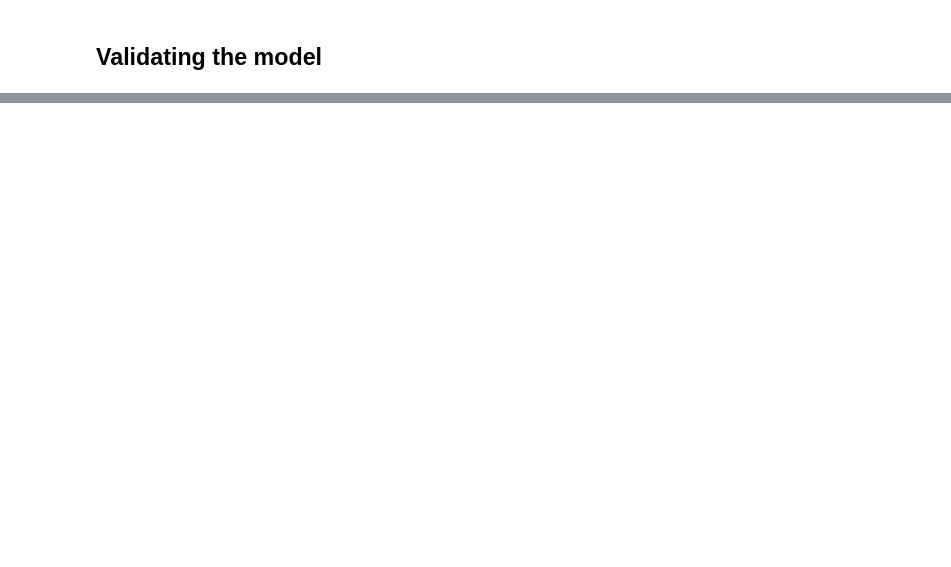
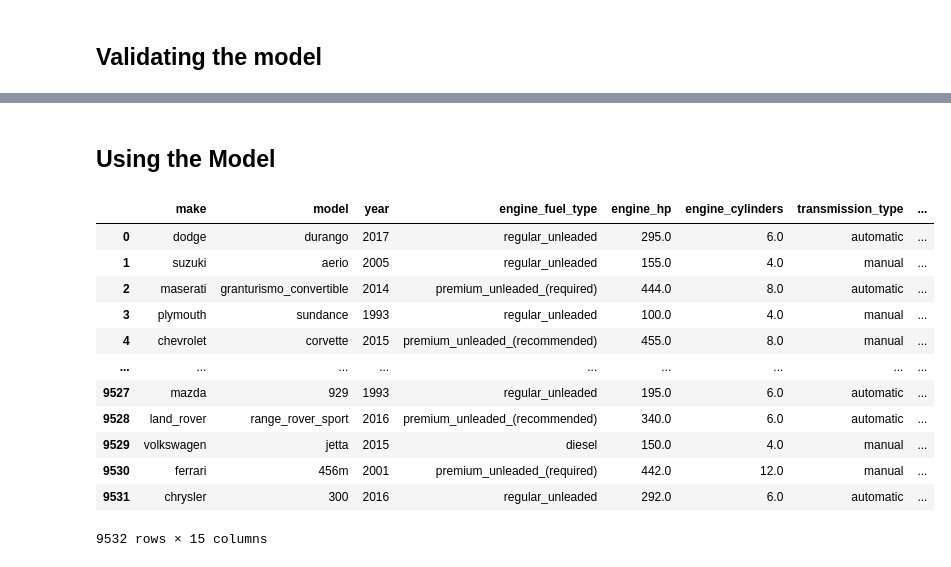
Before and after one commit to mukut02/ML-zoomcamp-HW, a Jupyter notebook: 02/02-Regression.ipynb, the cells around one changed output, grey strips where cells are left out. Cells and saved outputs as stored; diff of their text form; code cells hidden in the pictures; blank space fills up the shorter version.

```diff
--- a/02/02-Regression.ipynb
+++ b/02/02-Regression.ipynb
@@ -450,0 +813,21 @@ np.float64(0.7769971249567754)
+# %% [markdown]
+## Using the Model
+# %%
+df_full_train = pd.concat([df_train, df_val])
+# %%
+df_full_train=df_full_train.reset_index(drop=True)
+df_full_train
+# %% [output]
+|  | make | model | year | engine_fuel_type | engine_hp | engine_cylinders | transmission_type | ... |
+| 0 | dodge | durango | 2017 | regular_unleaded | 295.0 | 6.0 | automatic | ... |
+| 1 | suzuki | aerio | 2005 | regular_unleaded | 155.0 | 4.0 | manual | ... |
+| 2 | maserati | granturismo_convertible | 2014 | premium_unleaded_(required) | 444.0 | 8.0 | automatic | ... |
+| 3 | plymouth | sundance | 1993 | regular_unleaded | 100.0 | 4.0 | manual | ... |
+| 4 | chevrolet | corvette | 2015 | premium_unleaded_(recommended) | 455.0 | 8.0 | manual | ... |
+| ... | ... | ... | ... | ... | ... | ... | ... | ... |
+| 9527 | mazda | 929 | 1993 | regular_unleaded | 195.0 | 6.0 | automatic | ... |
+| 9528 | land_rover | range_rover_sport | 2016 | premium_unleaded_(recommended) | 340.0 | 6.0 | automatic | ... |
+| 9529 | volkswagen | jetta | 2015 | diesel | 150.0 | 4.0 | manual | ... |
+| 9530 | ferrari | 456m | 2001 | premium_unleaded_(required) | 442.0 | 12.0 | manual | ... |
+| 9531 | chrysler | 300 | 2016 | regular_unleaded | 292.0 | 6.0 | automatic | ... |
+9532 rows × 15 columns
```
Also changed, not shown: parts of 60 cells of this notebook, 2 other files.
